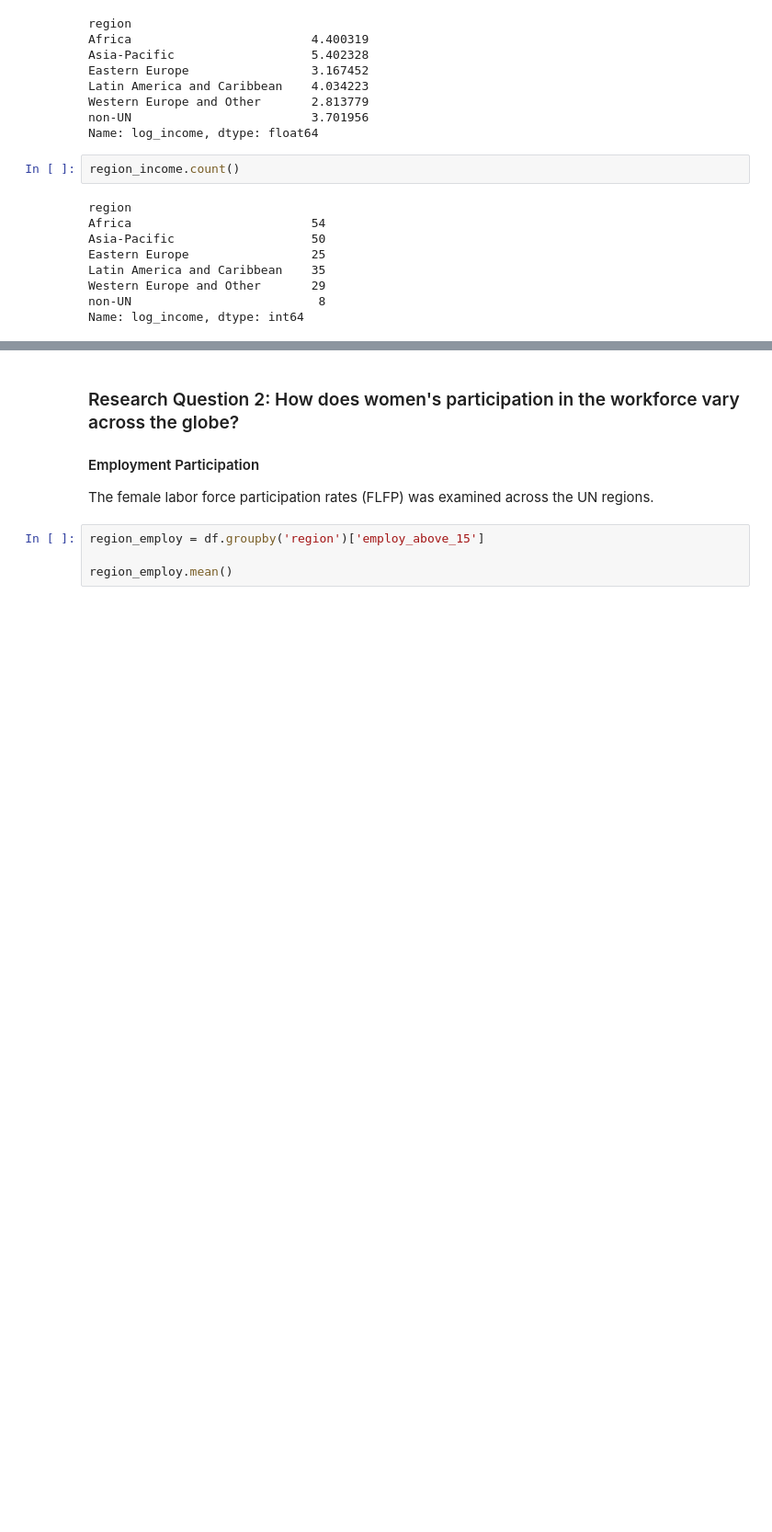
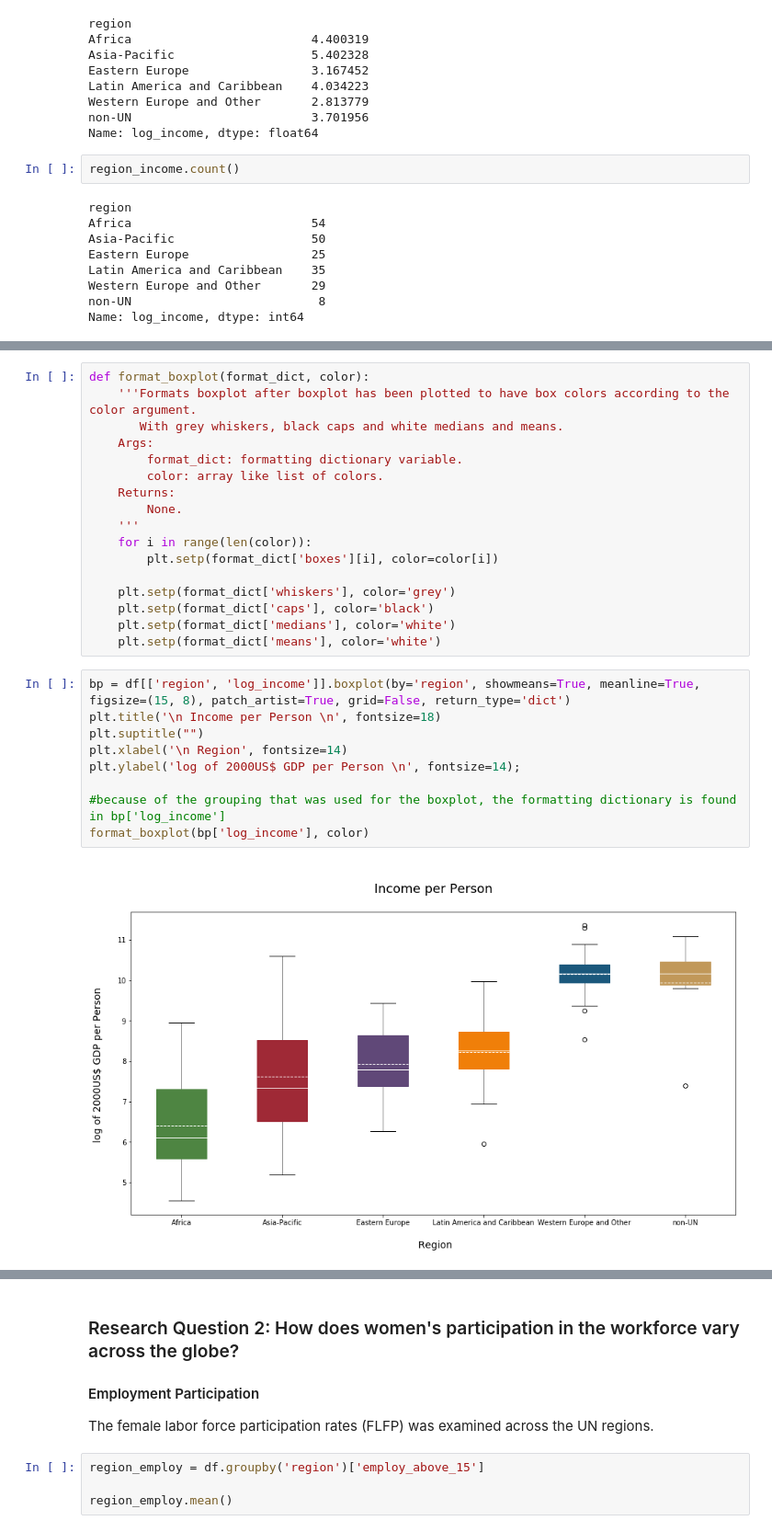
Before and after one commit to orunsh/DAND-Project-3, a Jupyter notebook: project-3.ipynb, the cells around one changed output, grey strips where cells are left out. Shown at 92% size. Saved outputs shown, nothing was run; the diff lists cells and outputs as text; blank space fills up the shorter version.

Commit message:
Update project file
Project file was reviewed for typos/grammar issues.
Charts were also changed to show combined charts for improved comparison where appropriate.

```diff
--- a/project-3.ipynb
+++ b/project-3.ipynb
@@ -1284,0 +1261,28 @@ Only 8 non-UN countries have a reported income per person, but the average is on
+# %%
+def format_boxplot(format_dict, color):
+    '''Formats boxplot after boxplot has been plotted to have box colors according to the color argument.
+       With grey whiskers, black caps and white medians and means.
+    Args:
+        format_dict: formatting dictionary variable.
+        color: array like list of colors.
+    Returns:
+        None.
+    '''
+    for i in range(len(color)):
+        plt.setp(format_dict['boxes'][i], color=color[i])
+
+    plt.setp(format_dict['whiskers'], color='grey')
+    plt.setp(format_dict['caps'], color='black')
+    plt.setp(format_dict['medians'], color='white')
+    plt.setp(format_dict['means'], color='white')
+# %%
+bp = df[['region', 'log_income']].boxplot(by='region', showmeans=True, meanline=True, figsize=(15, 8), patch_artist=True, grid=False, return_type='dict')
+plt.title('\n Income per Person \n', fontsize=18)
+plt.suptitle("")
+plt.xlabel('\n Region', fontsize=14)
+plt.ylabel('log of 2000US$ GDP per Person \n', fontsize=14);
+
+#because of the grouping that was used for the boxplot, the formatting dictionary is found in bp['log_income']
+format_boxplot(bp['log_income'], color)
+# %% [output]
+[figure, added]
```
Also changed, not shown: parts of 125 cells of this notebook, 1 other file.
